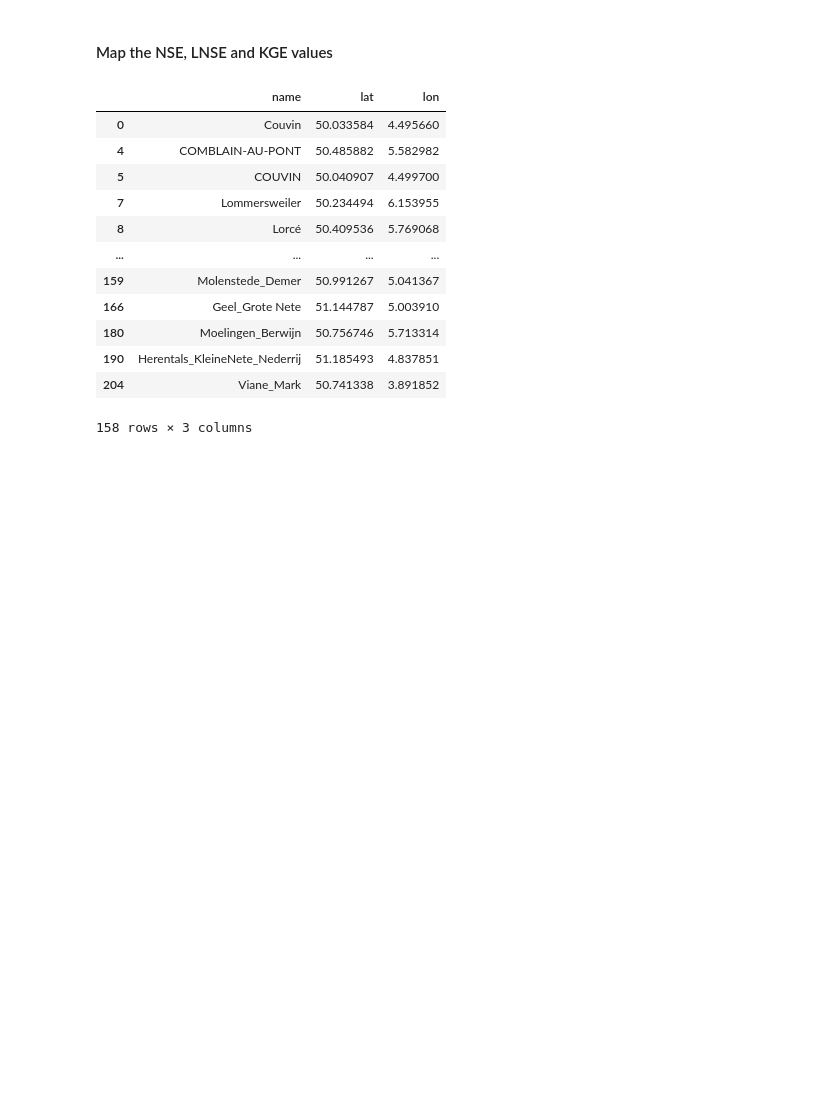
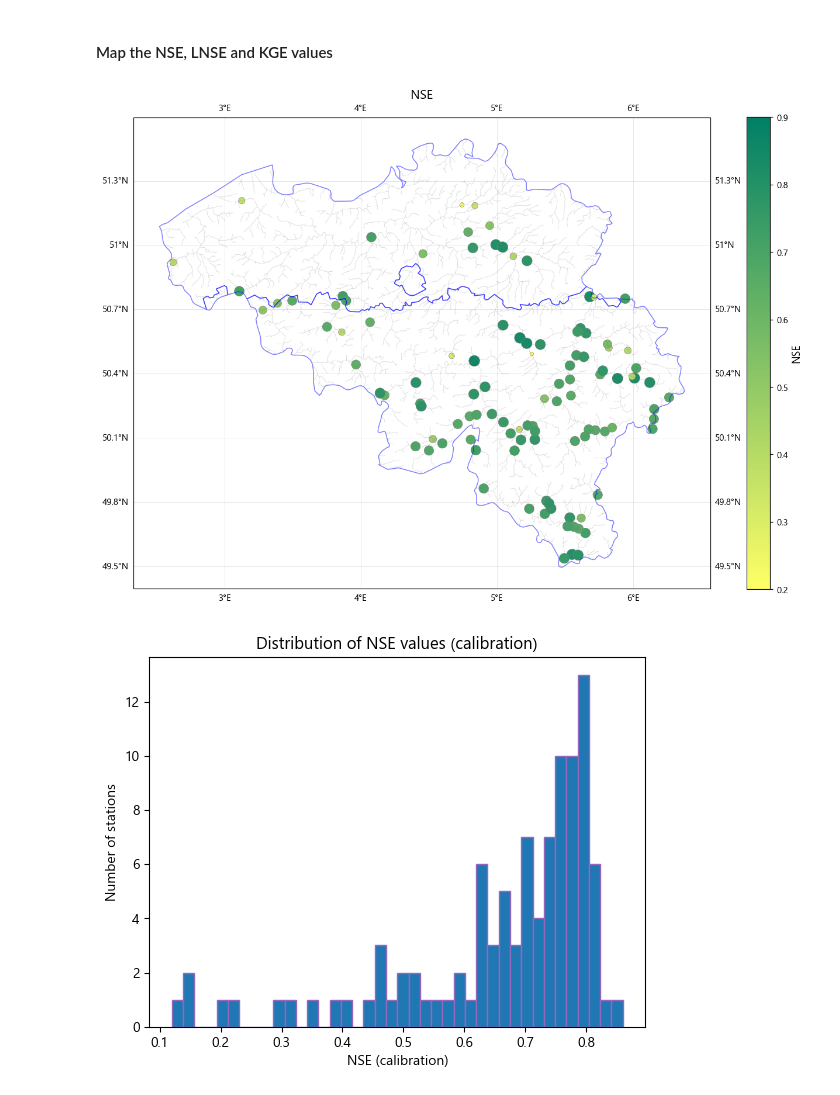
Before and after one commit to klekarkar/mHM_IO_dataprocessing, a Jupyter notebook: flow_evaluation.ipynb, the cells around one changed output. Drawn from its saved outputs; the diff is of its cells as text; code cells hidden in the pictures; blank space fills up the shorter version.

```diff
--- a/flow_evaluation.ipynb
+++ b/flow_evaluation.ipynb
@@ -293,33 +283,32 @@ nse_values_cal_df = pd.DataFrame.from_dict(model_metrics_val, orient='index', co
 # %% [markdown]
 #### Map the NSE, LNSE and KGE values
 # %%
-#For each station, get the performance metrics and join them to the station metadata so that we can map them
-import geopandas as gpd
-import matplotlib.pyplot as plt
+# Make sure nse_values_cal_df has 'name' and 'NSE_cal' columns
+meta = all_eval_stations.copy()
 
-# Merge NSE values with metadata
-meta = all_eval_stations.copy()  # Your station metadata with lat/lon
-meta['NSE_cal'] = meta['name'].map(nse_values_cal_df)
+# Merge on station name
+meta = meta.merge(val_metrics_df, on='name', how='left')
 
+# Convert to GeoDataFrame
 gdf = gpd.GeoDataFrame(meta, geometry=gpd.points_from_xy(meta.lon, meta.lat), crs='EPSG:4326')
-
-# Plot
-gdf.plot(column='NSE_cal', cmap='viridis', legend=True, figsize=(8, 8))
-plt.title('Calibration NSE per station')
-plt.show()
+# %%
+# Shapefile of study area
+be_shp = "W:/VUB/_main_research/mHM/mhm_belgium/be_shp/be.shp"
+# Shapefile of rivers
+rivers_shp_path = "W:/VUB/_main_research/data/shapefiles/HydroRIVERS_v10_eu_shp/HydroRIVERS_v10_eu_shp/hydroRivers_BE.shp"
+stats_gdf = gdf.copy()
+performance_statistic = 'NSE'
+cmap = 'summer_r'
+
+# Call the function to plot
+mQ.map_model_stats(be_shp, rivers_shp_path,stats_gdf, performance_statistic, cmap)
+# %% [output]
+[figure, added]
 # %%
-meta
+plt.hist(nse_values_cal_df[['NSE']].where(nse_values_cal_df['NSE']>0.1).dropna(), bins=40, edgecolor='C04')
+plt.xlabel('NSE (calibration)')
+plt.ylabel('Number of stations')
+plt.title('Distribution of NSE values (calibration)')
+plt.show()
 # %% [output]
-|  | name | lat | lon |
-| 0 | Couvin | 50.033584 | 4.495660 |
-| 4 | COMBLAIN-AU-PONT | 50.485882 | 5.582982 |
-| 5 | COUVIN | 50.040907 | 4.499700 |
-| 7 | Lommersweiler | 50.234494 | 6.153955 |
-| 8 | Lorcé | 50.409536 | 5.769068 |
-| ... | ... | ... | ... |
-| 159 | Molenstede_Demer | 50.991267 | 5.041367 |
-| 166 | Geel_Grote Nete | 51.144787 | 5.003910 |
-| 180 | Moelingen_Berwijn | 50.756746 | 5.713314 |
-| 190 | Herentals_KleineNete_Nederrij | 51.185493 | 4.837851 |
-| 204 | Viane_Mark | 50.741338 | 3.891852 |
-158 rows × 3 columns
+[figure, added]
```
Also changed, not shown: parts of 14 cells of this notebook, 2 other files.
